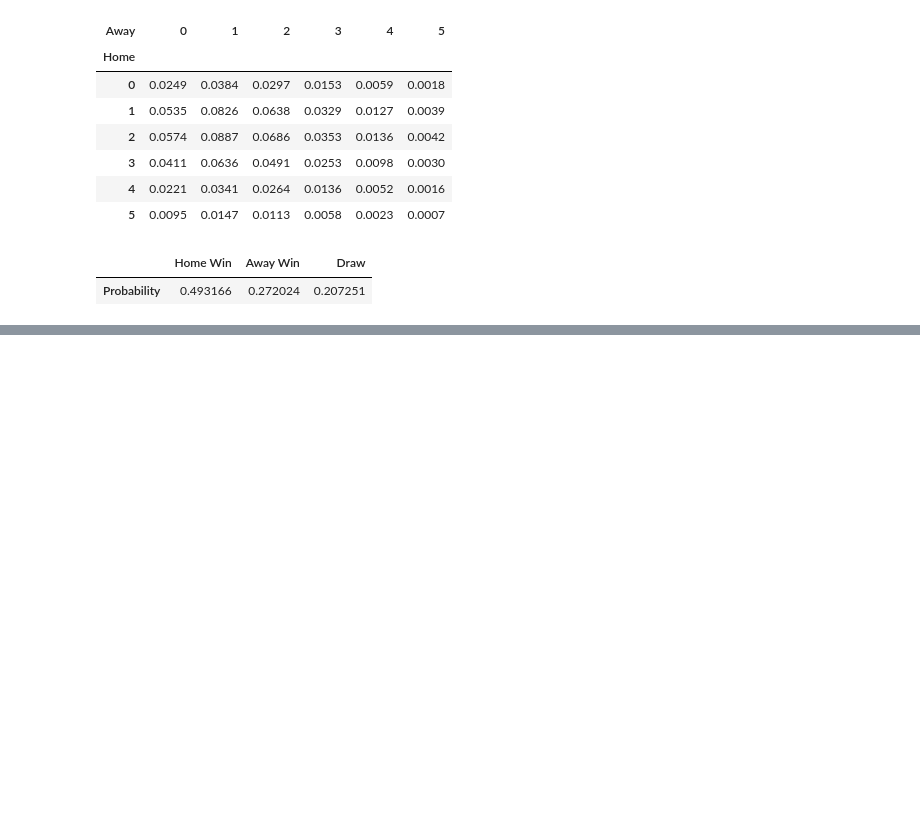
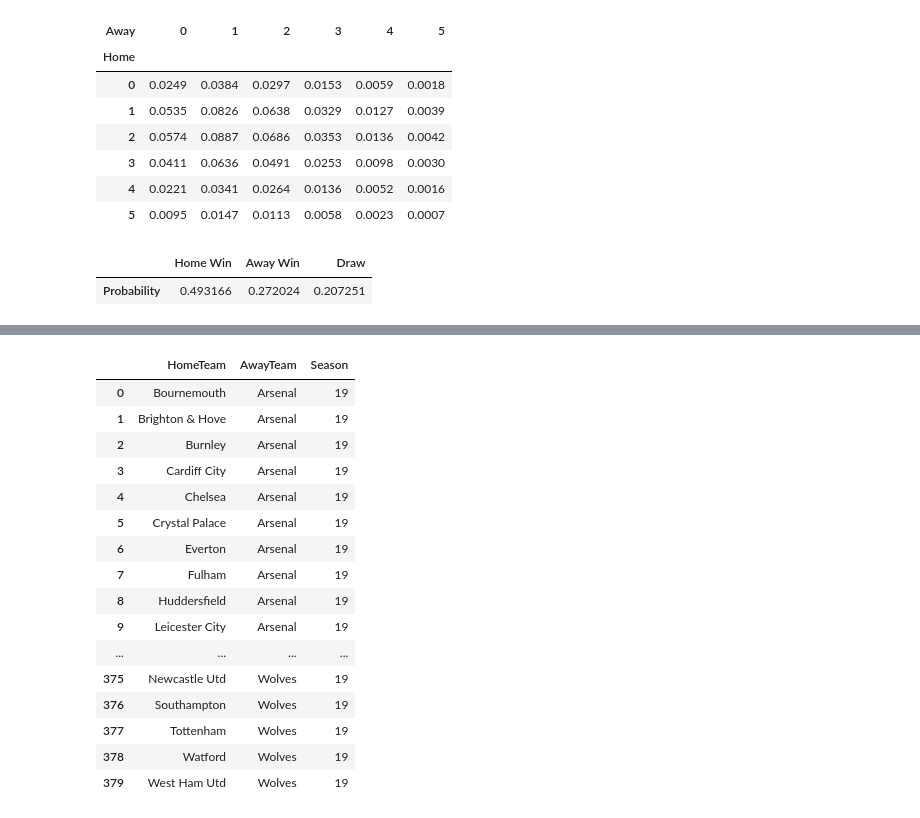
Before and after one commit to slee279/EPL, a Jupyter notebook: Poisson.ipynb, the cells around one changed output, grey strips where cells are left out. Drawn from its saved outputs; the diff is of its cells as text; code cells hidden in the pictures; blank space fills up the shorter version.

```diff
--- a/Poisson.ipynb
+++ b/Poisson.ipynb
@@ -256,0 +400,29 @@ epl_detail_1819.dropna().reset_index()[['HomeTeam', 'AwayTeam', 'W', 'D', 'L', '
+# %%
+# empty full fixture for 18/19
+teams = sorted(set(pd.read_csv('./Data/matchday.csv')['Team']))
+final = pd.DataFrame(columns=['HomeTeam', 'AwayTeam'])
+final['HomeTeam'] = teams * 20
+for i in range(0, 400):
+     final.loc[i, 'AwayTeam'] = teams[int(i/20)]
+final = final[final['HomeTeam'] != final['AwayTeam']].reset_index(drop=True)
+final['Season'] = 19
+# %%
+final
+# %% [output]
+|  | HomeTeam | AwayTeam | Season |
+| 0 | Bournemouth | Arsenal | 19 |
+| 1 | Brighton & Hove | Arsenal | 19 |
+| 2 | Burnley | Arsenal | 19 |
+| 3 | Cardiff City | Arsenal | 19 |
+| 4 | Chelsea | Arsenal | 19 |
+| 5 | Crystal Palace | Arsenal | 19 |
+| 6 | Everton | Arsenal | 19 |
+| 7 | Fulham | Arsenal | 19 |
+| 8 | Huddersfield | Arsenal | 19 |
+| 9 | Leicester City | Arsenal | 19 |
+| ... | ... | ... | ... |
+| 375 | Newcastle Utd | Wolves | 19 |
+| 376 | Southampton | Wolves | 19 |
+| 377 | Tottenham | Wolves | 19 |
+| 378 | Watford | Wolves | 19 |
+| 379 | West Ham Utd | Wolves | 19 |
```
Also changed, not shown: parts of 35 cells of this notebook, 33 other files.
